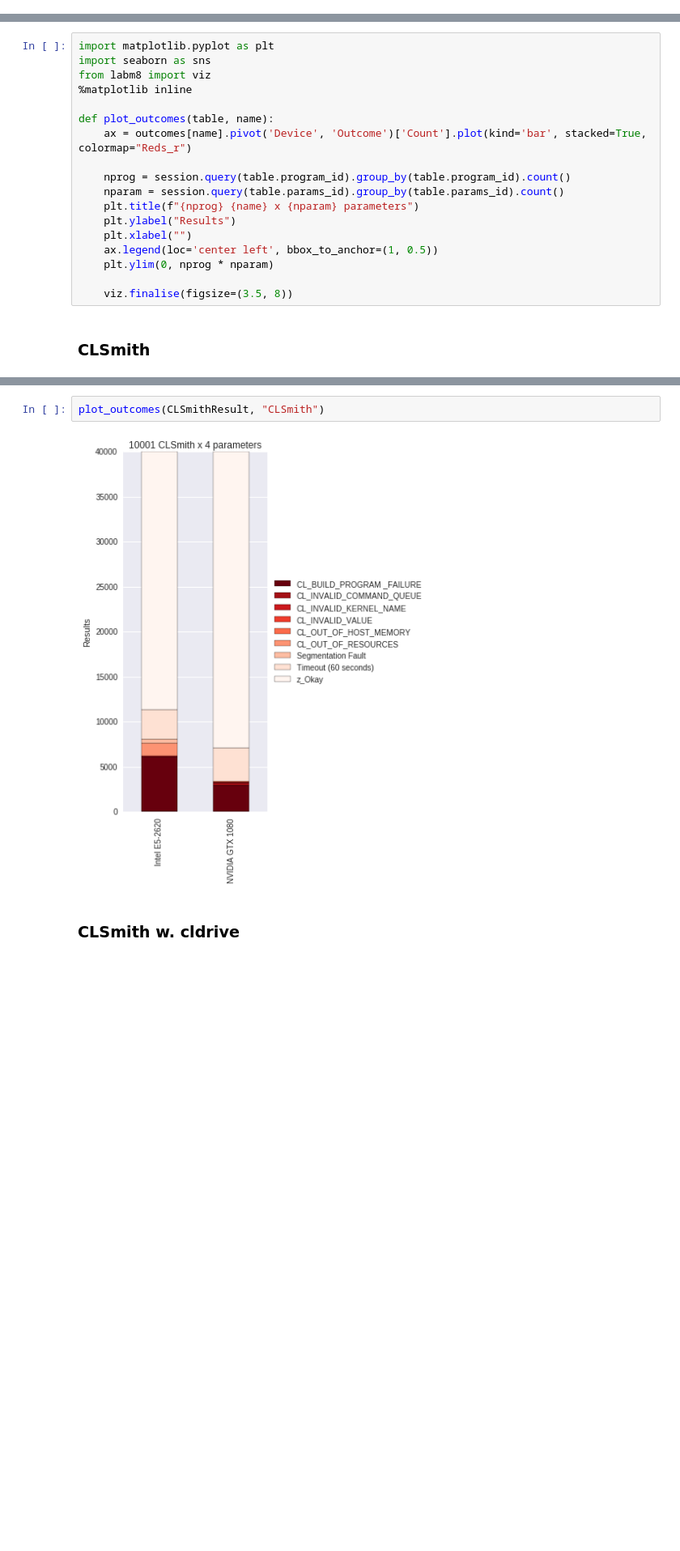
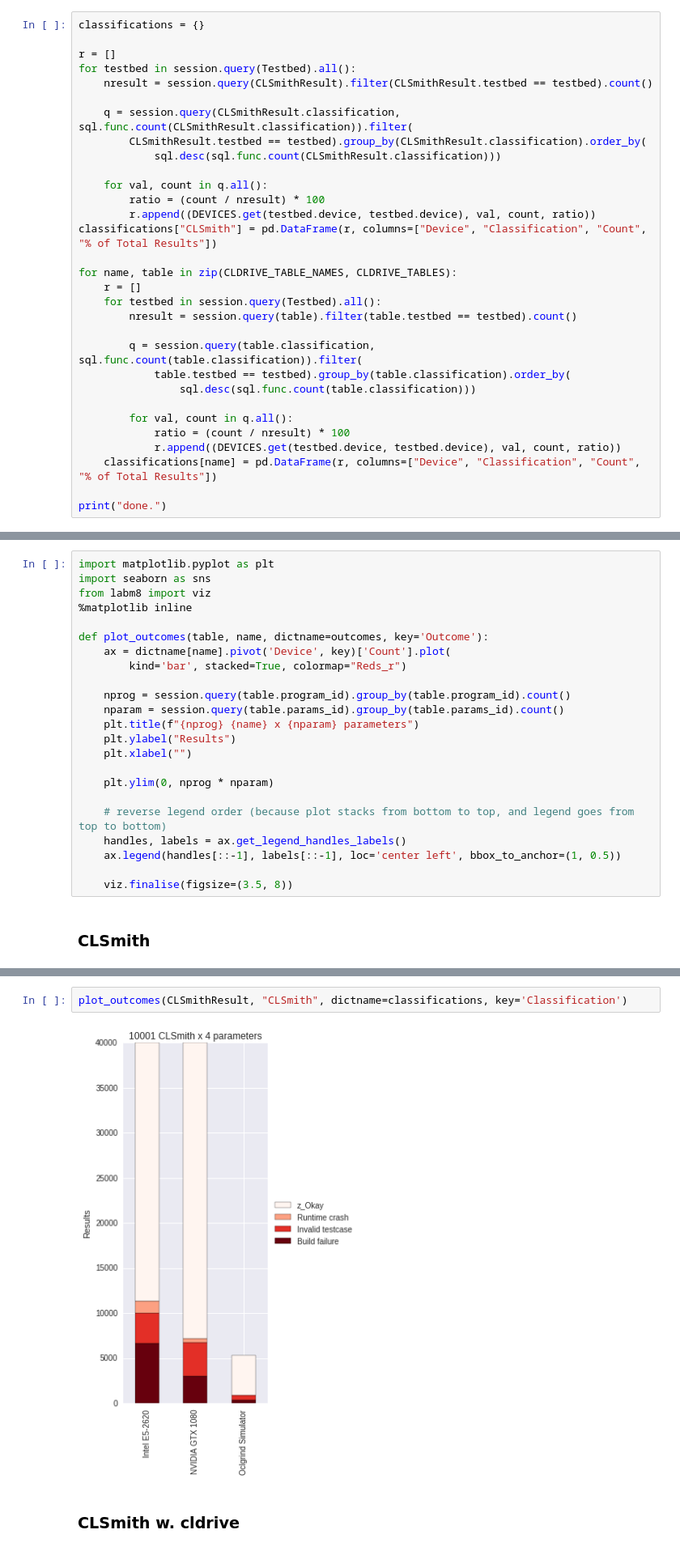
Before and after one commit to ChrisCummins/phd, a Jupyter notebook: difftest/Difftest Results.ipynb, the cells around one changed output, grey strips where cells are left out. Shown at 81% size. Cells and saved outputs as stored; diff of their text form; blank space fills up the shorter version.

```diff
--- a/difftest/Difftest Results.ipynb
+++ b/difftest/Difftest Results.ipynb
@@ -263,0 +391,31 @@ done.
+# %%
+classifications = {}
+
+r = []
+for testbed in session.query(Testbed).all():
+    nresult = session.query(CLSmithResult).filter(CLSmithResult.testbed == testbed).count()
+
+    q = session.query(CLSmithResult.classification, sql.func.count(CLSmithResult.classification)).filter(
+        CLSmithResult.testbed == testbed).group_by(CLSmithResult.classification).order_by(
+            sql.desc(sql.func.count(CLSmithResult.classification)))
+
+    for val, count in q.all():
+        ratio = (count / nresult) * 100
+        r.append((DEVICES.get(testbed.device, testbed.device), val, count, ratio))
+classifications["CLSmith"] = pd.DataFrame(r, columns=["Device", "Classification", "Count", "% of Total Results"])
+
+for name, table in zip(CLDRIVE_TABLE_NAMES, CLDRIVE_TABLES):
+    r = []
+    for testbed in session.query(Testbed).all():
+        nresult = session.query(table).filter(table.testbed == testbed).count()
+
+        q = session.query(table.classification, sql.func.count(table.classification)).filter(
+            table.testbed == testbed).group_by(table.classification).order_by(
+                sql.desc(sql.func.count(table.classification)))
+
+        for val, count in q.all():
+            ratio = (count / nresult) * 100
+            r.append((DEVICES.get(testbed.device, testbed.device), val, count, ratio))
+    classifications[name] = pd.DataFrame(r, columns=["Device", "Classification", "Count", "% of Total Results"])
+
+print("done.")
@@ -267,17 +427,22 @@ import seaborn as sns
 from labm8 import viz
 %matplotlib inline
 
-def plot_outcomes(table, name):
-    ax = outcomes[name].pivot('Device', 'Outcome')['Count'].plot(kind='bar', stacked=True, colormap="Reds_r")
+def plot_outcomes(table, name, dictname=outcomes, key='Outcome'):
+    ax = dictname[name].pivot('Device', key)['Count'].plot(
+        kind='bar', stacked=True, colormap="Reds_r")
 
     nprog = session.query(table.program_id).group_by(table.program_id).count()
     nparam = session.query(table.params_id).group_by(table.params_id).count()
     plt.title(f"{nprog} {name} x {nparam} parameters")
     plt.ylabel("Results")
     plt.xlabel("")
-    ax.legend(loc='center left', bbox_to_anchor=(1, 0.5))
+
     plt.ylim(0, nprog * nparam)
 
+    # reverse legend order (because plot stacks from bottom to top, and legend goes from top to bottom)
+    handles, labels = ax.get_legend_handles_labels()
+    ax.legend(handles[::-1], labels[::-1], loc='center left', bbox_to_anchor=(1, 0.5))
+
     viz.finalise(figsize=(3.5, 8))
 # %% [markdown]
 ### CLSmith
@@ -301,7 +471,7 @@ outcomes["CLSmith"]
 # %%
-plot_outcomes(CLSmithResult, "CLSmith")
+plot_outcomes(CLSmithResult, "CLSmith", dictname=classifications, key='Classification')
 # %% [output]
-[figure, old version]
+[figure, new version]
 # %% [markdown]
 ### CLSmith w. cldrive
 # %%
```
Also changed, not shown: parts of 29 cells of this notebook.
